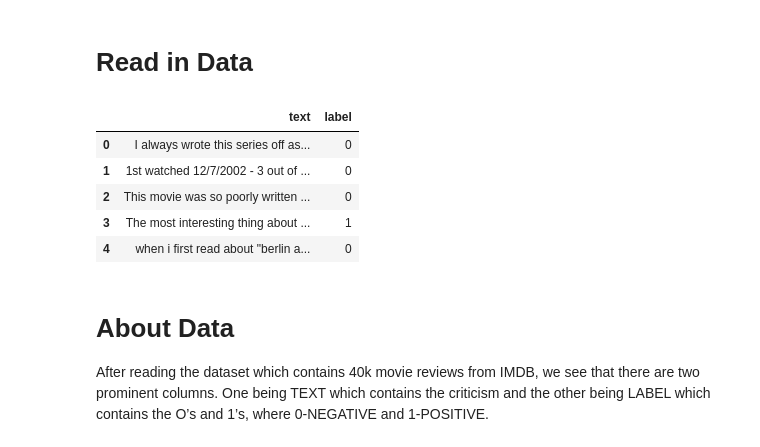
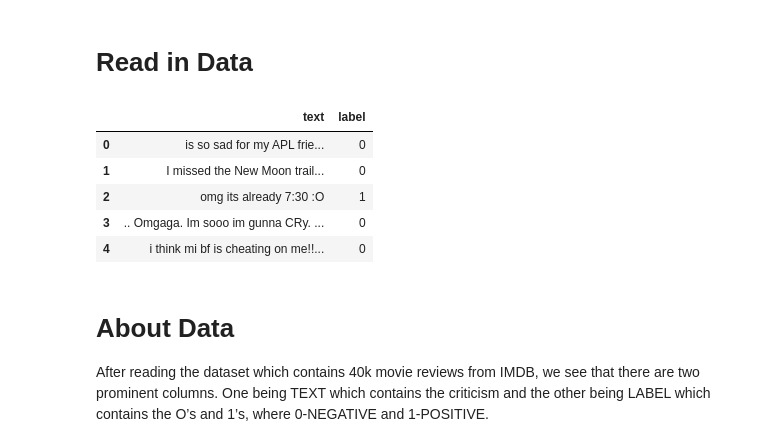
Before and after one commit to SulavTuladhar/sentiment-analysis, a Jupyter notebook: python-server/Sentiment Analysis Project with NLTK .ipynb, the cells around one changed output. Saved outputs shown, nothing was run; the diff lists cells and outputs as text; code cells hidden in the pictures.

```diff
--- a/python-server/Sentiment Analysis Project with NLTK .ipynb
+++ b/python-server/Sentiment Analysis Project with NLTK .ipynb
@@ -14,15 +14,16 @@ import matplotlib.pyplot as plt
 import seaborn as sns
 # %%
 # data=pd.read_csv("Train.csv")
-data = pd.read_csv("Test.csv")
+# data = pd.read_csv("Test.csv")
+data = pd.read_csv("test-train.csv", encoding="ISO-8859-1")
 data.head()
 # %% [output]
 |  | text | label |
-| 0 | I always wrote this series off as... | 0 |
-| 1 | 1st watched 12/7/2002 - 3 out of ... | 0 |
-| 2 | This movie was so poorly written ... | 0 |
-| 3 | The most interesting thing about ... | 1 |
-| 4 | when i first read about "berlin a... | 0 |
+| 0 | is so sad for my APL frie... | 0 |
+| 1 | I missed the New Moon trail... | 0 |
+| 2 | omg its already 7:30 :O | 1 |
+| 3 | .. Omgaga. Im sooo im gunna CRy. ... | 0 |
+| 4 | i think mi bf is cheating on me!!... | 0 |
 # %% [markdown]
 # About Data
 After reading the dataset which contains 40k movie reviews from IMDB, we see that there are two prominent columns. One being TEXT which contains the criticism and the other being LABEL which contains the O’s and 1’s, where 0-NEGATIVE and 1-POSITIVE.
```
Also changed, not shown: parts of 15 cells of this notebook, 21 other files.
